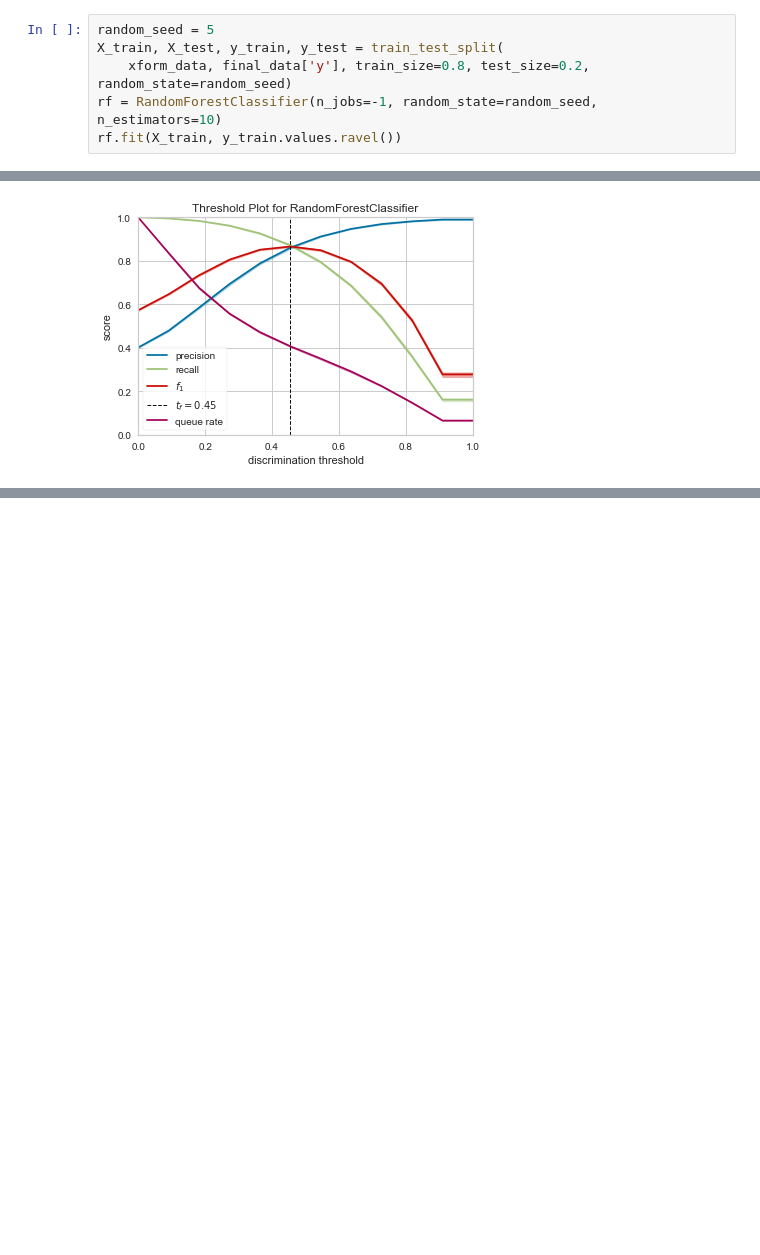
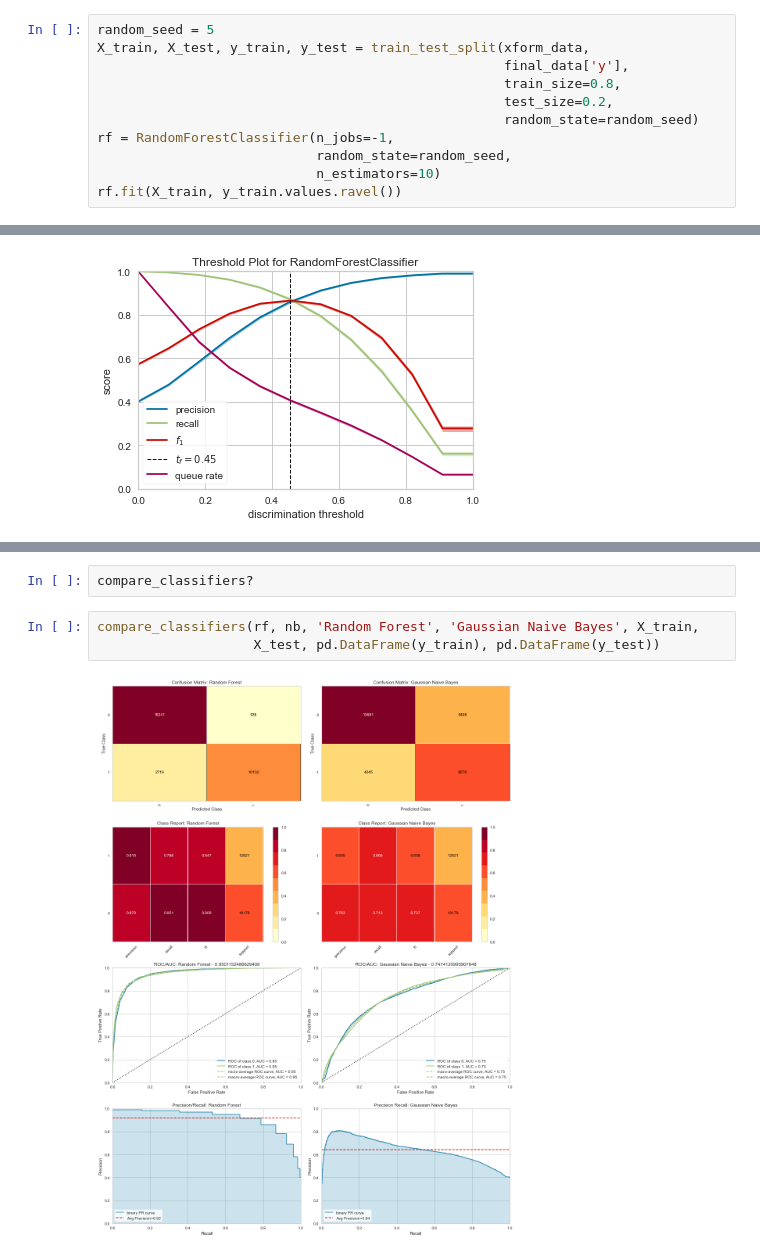
Before and after one commit to sterlingbeason/MSDS-7333-QTW, a Jupyter notebook: Final/QTW-Final_SK.ipynb, the cells around one changed output, grey strips where cells are left out. Drawn from its saved outputs; the diff is of its cells as text; blank space fills up the shorter version.

```diff
--- a/Final/QTW-Final_SK.ipynb
+++ b/Final/QTW-Final_SK.ipynb
@@ -877,9 +878,14 @@ xform_data
 160000 rows × 67 columns
 # %%
 random_seed = 5
-X_train, X_test, y_train, y_test = train_test_split(
-    xform_data, final_data['y'], train_size=0.8, test_size=0.2, random_state=random_seed)
-rf = RandomForestClassifier(n_jobs=-1, random_state=random_seed, n_estimators=10)
+X_train, X_test, y_train, y_test = train_test_split(xform_data,
+                                                    final_data['y'],
+                                                    train_size=0.8,
+                                                    test_size=0.2,
+                                                    random_state=random_seed)
+rf = RandomForestClassifier(n_jobs=-1,
+                            random_state=random_seed,
+                            n_estimators=10)
 rf.fit(X_train, y_train.values.ravel())
 # %% [output]
 RandomForestClassifier(bootstrap=True, ccp_alpha=0.0, class_weight=None,
@@ -933,0 +1027,7 @@ GaussianNB?
+# %%
+compare_classifiers?
+# %%
+compare_classifiers(rf, nb, 'Random Forest', 'Gaussian Naive Bayes', X_train,
+                    X_test, pd.DataFrame(y_train), pd.DataFrame(y_test))
+# %% [output]
+[figure, added]
```
Also changed, not shown: parts of 19 cells of this notebook.
